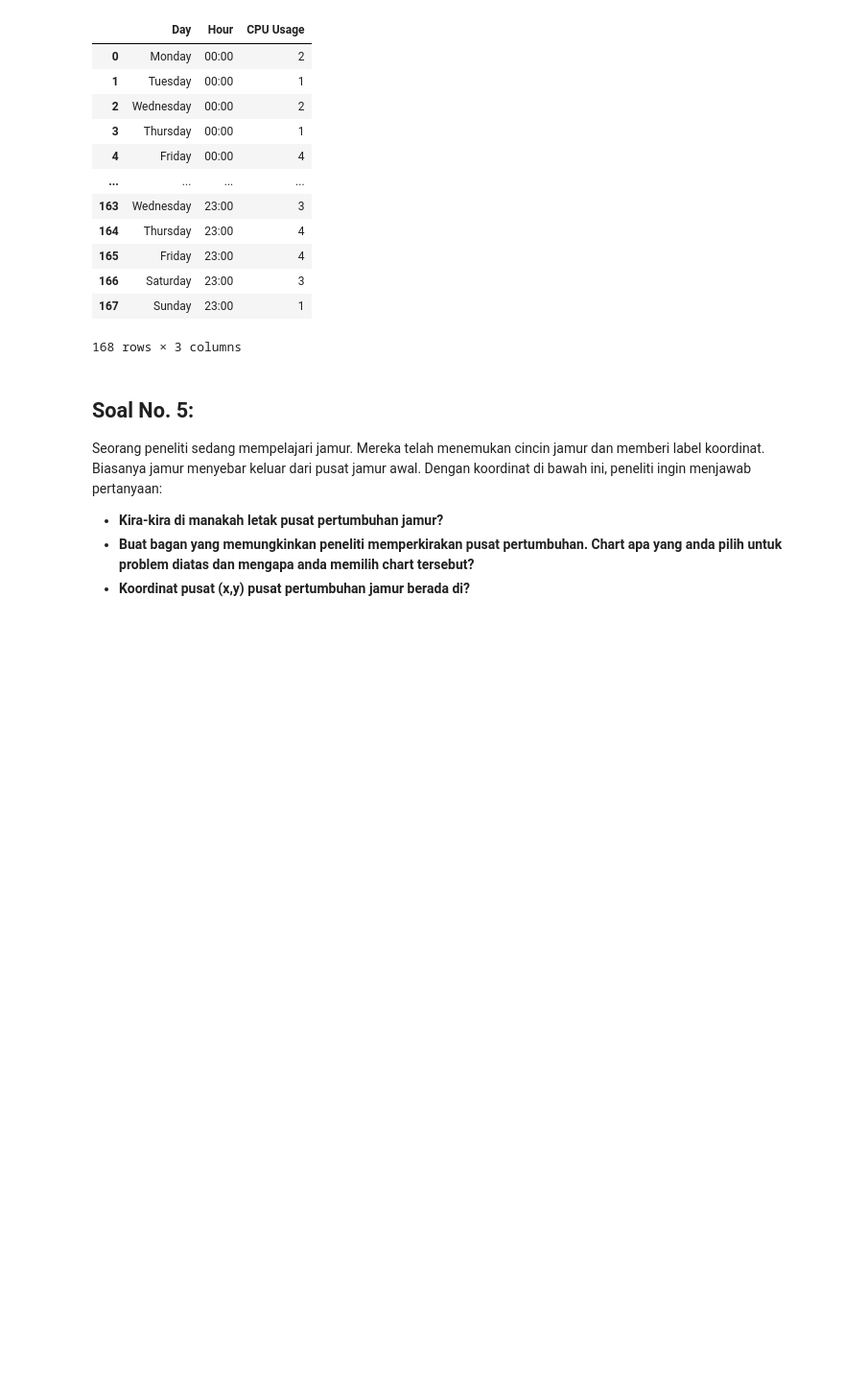
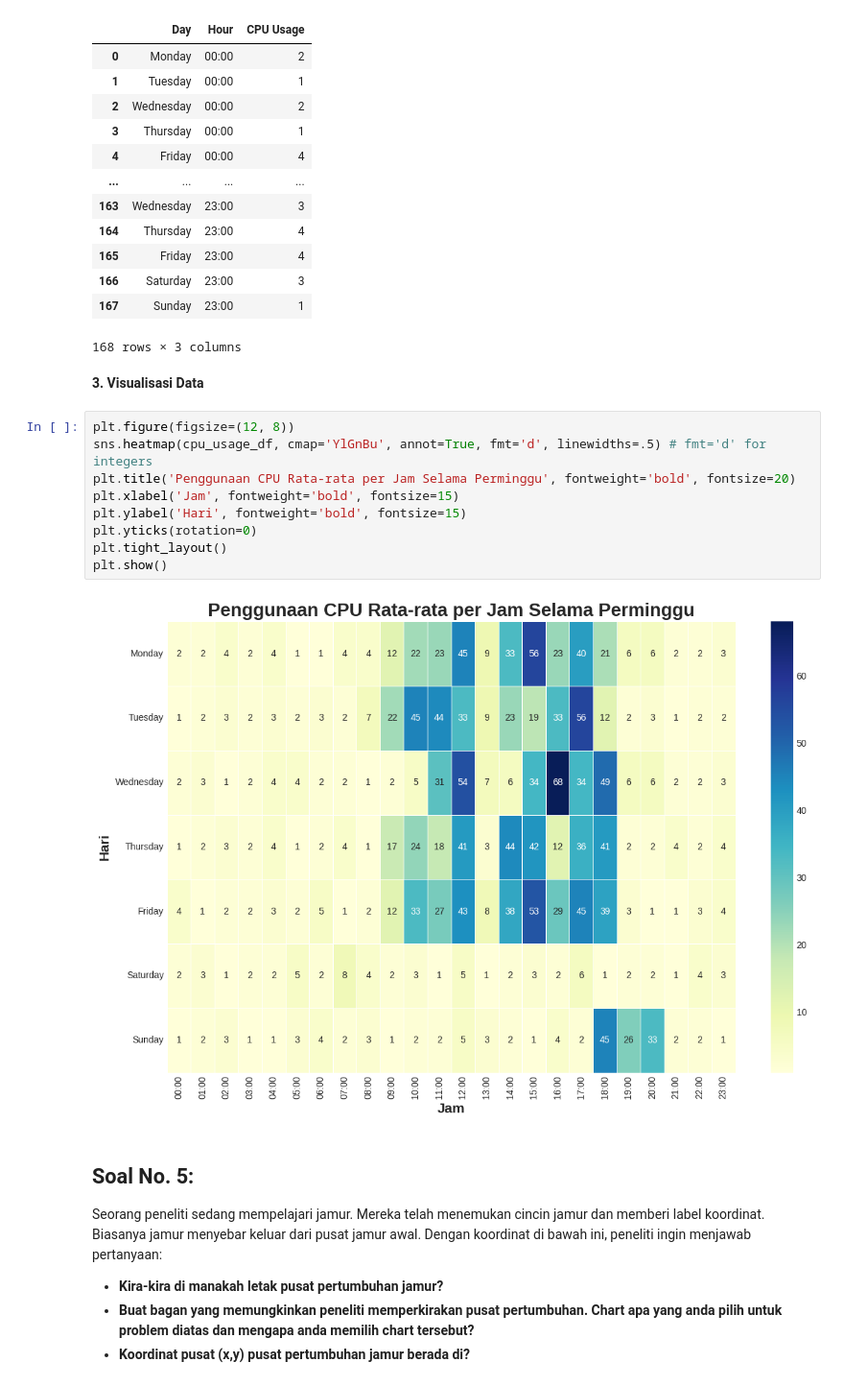
Before and after one commit to notnsas/data-science-application-college-task, a Jupyter notebook: mid_test/UTS_data_science_application_college_subject.ipynb, the cells around one changed output. Shown at 96% size. Drawn from its saved outputs; the diff is of its cells as text; blank space fills up the shorter version.

Commit message:
No. 4: data Visualization

```diff
--- a/mid_test/UTS_data_science_application_college_subject.ipynb
+++ b/mid_test/UTS_data_science_application_college_subject.ipynb
@@ -389,6 +389,19 @@ cpu_usage_melted
 | 166 | Saturday | 23:00 | 3 |
 | 167 | Sunday | 23:00 | 1 |
 168 rows × 3 columns
+# %% [markdown]
+**3. Visualisasi Data**
+# %%
+plt.figure(figsize=(12, 8))
+sns.heatmap(cpu_usage_df, cmap='YlGnBu', annot=True, fmt='d', linewidths=.5) # fmt='d' for integers
+plt.title('Penggunaan CPU Rata-rata per Jam Selama Perminggu', fontweight='bold', fontsize=20)
+plt.xlabel('Jam', fontweight='bold', fontsize=15)
+plt.ylabel('Hari', fontweight='bold', fontsize=15)
+plt.yticks(rotation=0)
+plt.tight_layout()
+plt.show()
+# %% [output]
+[figure, added]
 # %% [markdown]
 ## **Soal No. 5:**
 
```
